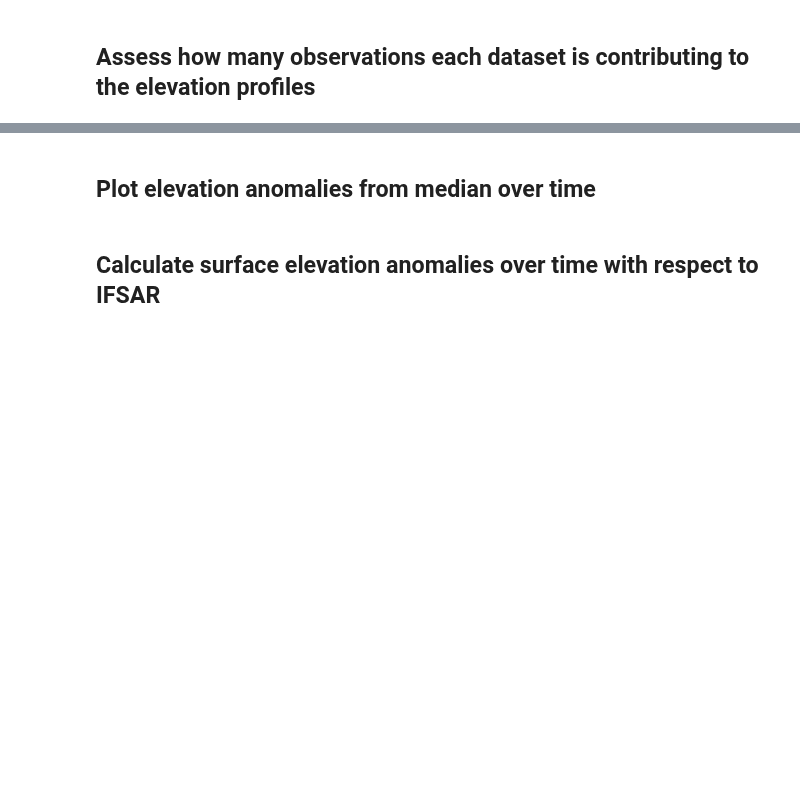
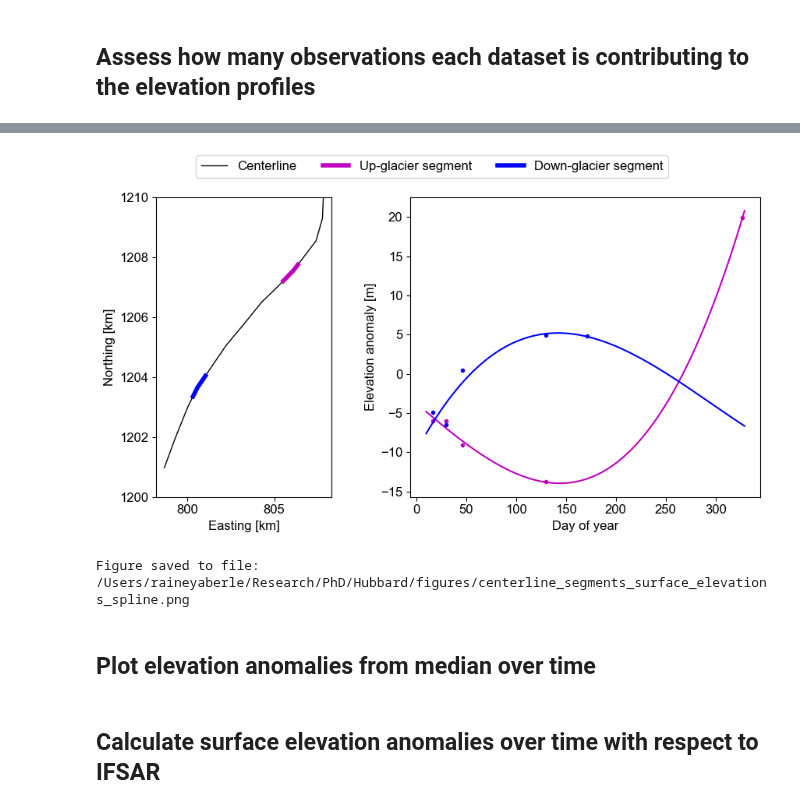
Before and after one commit to pohlan/Hubbard2024, a Jupyter notebook: dems/centerline_surface_elevation_timeseries.ipynb, the cells around one changed output, grey strips where cells are left out. Saved outputs shown, nothing was run; the diff lists cells and outputs as text; code cells hidden in the pictures; blank space fills up the shorter version.

```diff
--- a/dems/centerline_surface_elevation_timeseries.ipynb
+++ b/dems/centerline_surface_elevation_timeseries.ipynb
@@ -274,3 +365,53 @@ plt.show()
+# %%
+from scipy.interpolate import splrep, BSpline
+
+fig, ax = plt.subplots(1, 2, figsize=(10,5), gridspec_kw={'width_ratios':[1,2]})
+ax[0].plot(np.divide(cl_resamp.geometry[0].coords.xy[0], 1e3),
+           np.divide(cl_resamp.geometry[0].coords.xy[1], 1e3),
+           '-k', linewidth=1, label='Centerline')
+ax[0].plot(np.divide([cl_resamp.geometry[0].coords.xy[0][i] for i in Iup], 1e3),
+           np.divide([cl_resamp.geometry[0].coords.xy[1][i] for i in Iup], 1e3),
+           '-m', linewidth=4, label='Up-glacier segment')
+ax[0].plot(np.divide([cl_resamp.geometry[0].coords.xy[0][i] for i in Idown], 1e3),
+           np.divide([cl_resamp.geometry[0].coords.xy[1][i] for i in Idown], 1e3),
+           '-b', linewidth=4, label='Down-glacier segment')
+ax[0].set_ylim(1200, 1210)
+ax[0].set_xlabel('Easting [km]')
+ax[0].set_ylabel('Northing [km]')
+
+for i, cols in enumerate([cols_up, cols_down]):
+
+    df = h_cl_smooth_demean_df[['DOY'] + cols].sort_values(by='DOY').dropna().reset_index(drop=True)
+    df['Mean'] = df[cols].mean(axis=1)
+    df['Median'] = df[cols].median(axis=1)
+
+    X = df['DOY']
+    y = df['Median'].values
+    tck = splrep(X, y, s=50)
+    X_spline = np.arange(10,330)
+    y_spline = BSpline(*tck)(X_spline)
+    if i==0:
+        color = 'm'
+    else:
+        color = 'b'
+    ax[1].plot(X, y, '.', color=color)
+    ax[1].plot(X_spline, y_spline, '-', color=color)
+ax[1].set_xlabel('Day of year')
+ax[1].set_ylabel('Elevation anomaly [m]')
+
+handles, labels = ax[0].get_legend_handles_labels()
+fig.legend(handles, labels, loc='upper center', ncols=3)
+
+fig.subplots_adjust(wspace=0.3)
+plt.show()
+
+# Save figure
+fig_fn = os.path.join(figures_out_path, 'centerline_surface_elevations_segments_spline.png')
+fig.savefig(fig_fn, dpi=300, bbox_inches='tight')
+print('Figure saved to file:', fig_fn)
+# %% [output]
+[figure, added]
+Figure saved to file: /Users/raineyaberle/Research/PhD/Hubbard/figures/centerline_segments_surface_elevations_spline.png
 # %% [markdown]
 ## Plot elevation anomalies from median over time
 # %%
```
Also changed, not shown: parts of 9 cells of this notebook.
